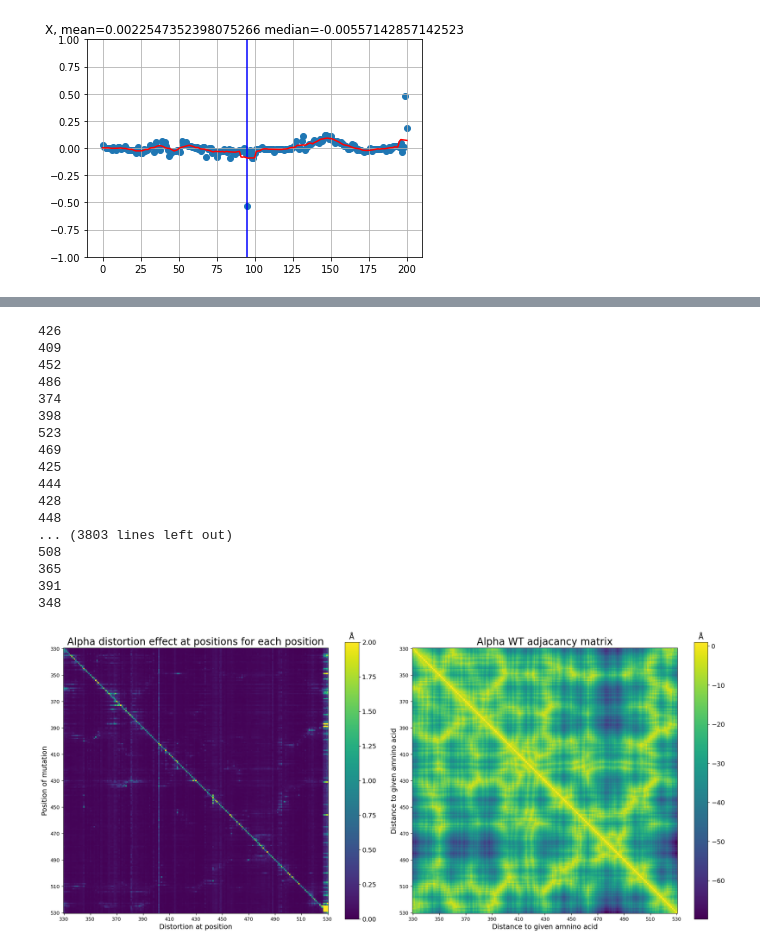
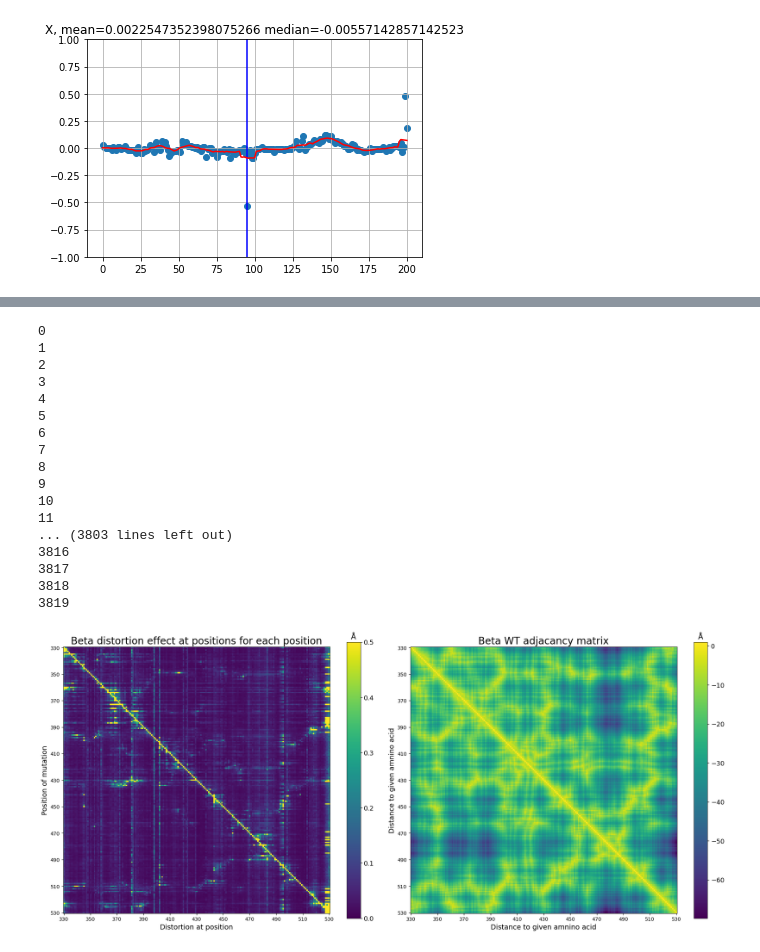
Before and after one commit to csabaiBio/RBD-AlphaFold2-structures-and-phenotypic-information, a Jupyter notebook: data_usage_scripts/xyz_variation_at_position.ipynb, the cells around one changed output, grey strips where cells are left out. Drawn from its saved outputs; the diff is of its cells as text; code cells hidden in the pictures.

```diff
--- a/data_usage_scripts/xyz_variation_at_position.ipynb
+++ b/data_usage_scripts/xyz_variation_at_position.ipynb
@@ -205,6 +181,5 @@ for dir in base_var_list:
 # %%
-# Mut position vs local distortion positions matrix..
-
+# Mut position vs local distortion positions matrix. 6min runtime.
 
 from scipy.signal import find_peaks
 from scipy.spatial import distance_matrix
@@ -213,10 +188,7 @@ def movingaverage(interval, window_size):
     window= np.ones(int(window_size))/float(window_size)
     return np.convolve(interval, window, 'same')
 
-interface = np.array([403,417,445,446,447,449,453,455,456,473,475,476,477,484,485,486,487,489,490,493,495,496,497,498,499,500,501,502,503,504,505])
-df_bfactor = pd.read_csv("../disorder_analysis/alphatry.csv")
-
-base_var_list = ["alpha"] #match to how data is downloaded.
+base_var_list = ["beta"] #match to how data is downloaded.
 
 interaction_mat = []
 for dir in base_var_list:
@@ -224,93 +196,89 @@ for dir in base_var_list:
     df2 = []
     for idx, filename in enumerate(os.listdir(directory)):
         try:
-
             file_path = os.path.join(directory, filename)
             mut_name = file_path[-9:-4]
             start = mut_name[0]
             target = mut_name[-1]
             pos = int(mut_name[1:-1])
-            print(pos)
+            print(idx)
             # create distance matrix.
             d = pos_matrix_creator(file_path)
-            pdb_file = "../../covid_exploration/alfafold_mainvariants/pdbs/rot-Alpha_RBD.pdb"
+            pdb_file = "../structures/beta/rot-Beta_RBD_331_531_A344C.pdb"
             wuhan_mat = pos_matrix_creator(pdb_file)
             dist = (wuhan_mat.to_numpy()-d.to_numpy())
             dist = np.linalg.norm(dist,axis=1)
-            # y_av = movingaverage(dist, 10)
-
             interaction_mat.append([pos,dist])
-
         except:
             pass
 
-np.save("interaction_mat_alpha.npy",np.array(interaction_mat))
+np.save("interaction_mat_beta2.npy",np.array(interaction_mat))
 # %% [output]
-426
-409
-452
-486
-374
-398
-523
-469
-425
-444
-428
-448
+0
+1
+2
+3
+4
+5
+6
+7
+8
+9
+10
+11
 ... (3803 lines left out)
-508
-365
-391
-348
+3816
+3817
+3818
+3819
 # %%
 import seaborn as sn
 
-interaction_mat = np.load("interaction_mat_alpha.npy",allow_pickle=True)
+#Plot positional local distortion reasults
+
+interaction_mat = np.load("interaction_mat_beta.npy",allow_pickle=True)
 df1 = pd.DataFrame(interaction_mat,columns =["pos","effect"])
 df2 = pd.DataFrame(df1["effect"].to_list())
 df1 = df1.groupby(['pos']).mean().unstack(fill_value=0) #did it mean values inside lists?...
 df1 = pd.DataFrame(df1["effect"].to_list())
 df1 = df1.to_numpy()
 
 f, axes = plt.subplots(1, 2,figsize=(20, 10), dpi=100)
 
-colors = axes[0].imshow(df1,vmin=0, vmax=2)
-axes[0].set_title('Alpha distortion effect at positions for each position',fontsize=20)
+colors = axes[0].imshow(df1,vmin=0, vmax=0.5)
+
+
+axes[0].set_title('Beta distortion effect at positions for each position',fontsize=20)
 axes[0].set_ylabel('Position of mutation',fontsize=14)
 axes[0].set_xlabel('Distortion at position',fontsize=14)
 clb = plt.colorbar(colors,ax=axes[0],shrink=0.80)
 clb.ax.tick_params(labelsize=13)
 clb.ax.set_title('Å',fontsize=15)
-axes[0].set_xticks(range(0,201,20),range(330,531,20)) #incorect labels..
-axes[0].set_yticks(range(0,201,20),range(330,531,20)) #incorect labels..
+axes[0].set_xticks(range(0,201,20),range(330,531,20)) #change labels..
+axes[0].set_yticks(range(0,201,20),range(330,531,20)) #change labels..
 
+#Plot adjacency matrix
 
-
-af2_adg = np.load("/mnt/ncshare/ozkilim/covid/data_release_paper/wuhan_generalization_experements/embeddings/alpha_adj_mat_encoding.npy")
+af2_adg = np.load("../wuhan_generalization_experiments/embeddings/alpha_adj_mat_encoding.npy") #need to generate embeddings with wuhan generalization experement to visualise the representation.
 af2_adg = af2_adg[0,:-2]
 af2_adg = af2_adg.reshape((201, 201))
 
 colors = axes[1].imshow(1-af2_adg)
-axes[1].set_title('Alpha WT adjacancy matrix',fontsize=20)
+axes[1].set_title('Beta WT adjacancy matrix',fontsize=20)
 axes[1].set_ylabel('Distance to given amnino acid',fontsize=14)
 axes[1].set_xlabel('Distance to given amnino acid',fontsize=14)
 
-# axes[1].set_aspect(10)
-axes[1].set_xticks(range(0,201,20),range(330,531,20)) #incorect labels..
-axes[1].set_yticks(range(0,201,20),range(330,531,20)) #incorect labels..
-
+axes[1].set_xticks(range(0,201,20),range(330,531,20)) #change labels..
+axes[1].set_yticks(range(0,201,20),range(330,531,20)) #change labels..
 
 clb = plt.colorbar(colors,ax=axes[1],shrink=0.80)
 clb.ax.tick_params(labelsize=13)
 clb.ax.set_title('Å',fontsize=15)
 
 plt.tight_layout()
 plt.show()
 f.savefig("../reasults_figs/local_distortion_positions.png",bbox_inches='tight',facecolor="white")
 
-# change axes labels!
-
 # 371 373.. they are in omicron see if they change the interface...
 # %% [output]
-[figure, old version]
+[figure, new version]
```
Also changed, not shown: parts of 10 cells of this notebook, 15 other files.
